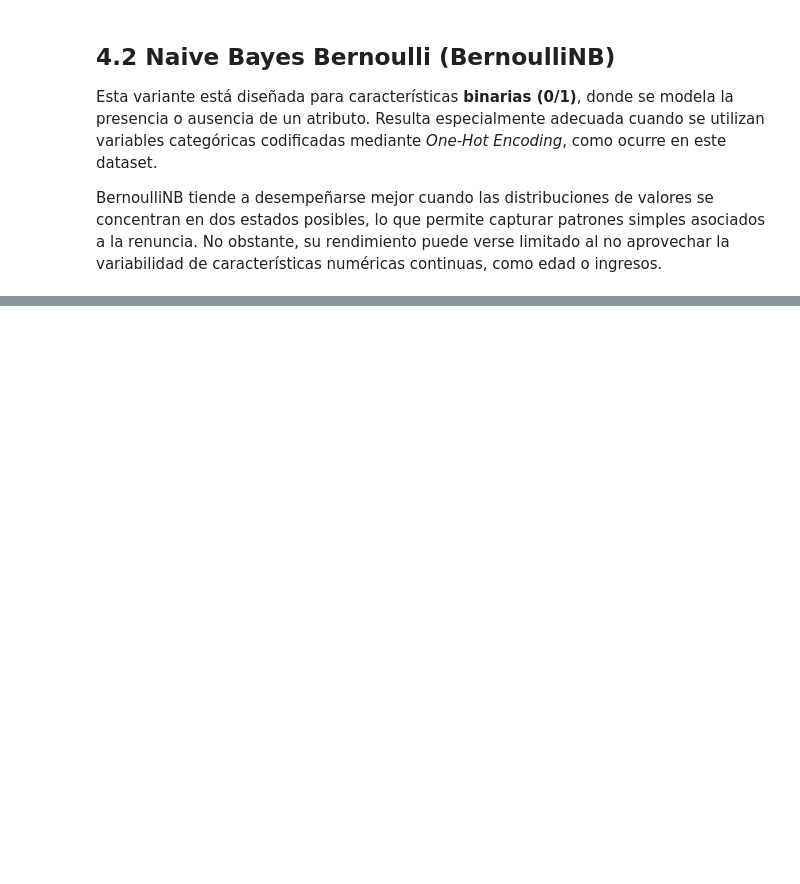
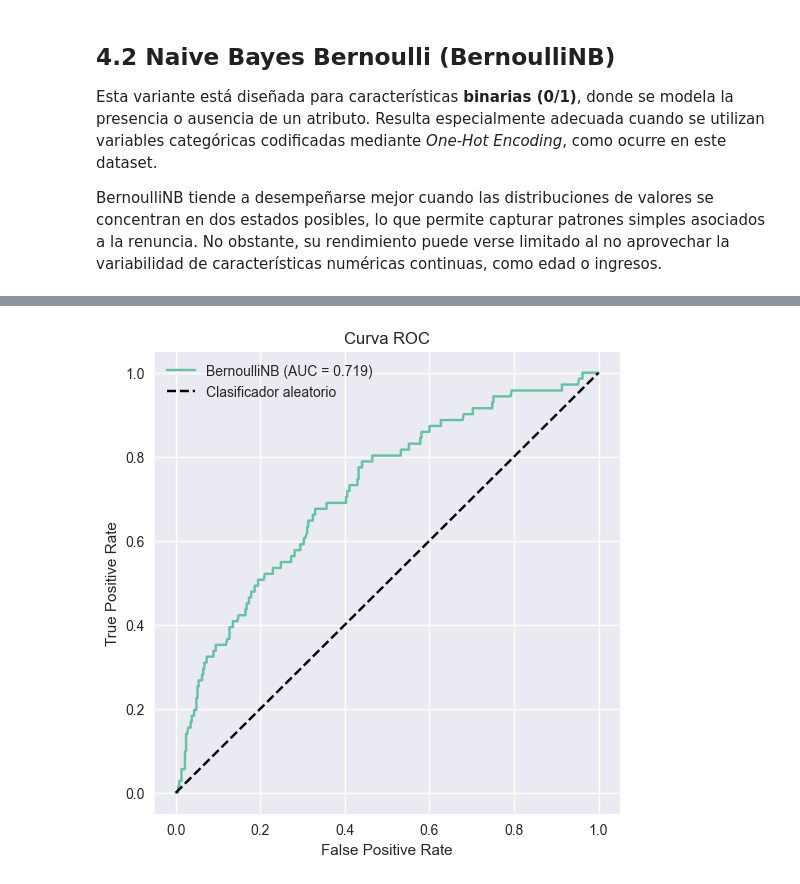
Before and after one commit to fernandezelias/HR_Attrition_NaiveBayes, a Jupyter notebook: HR_Attrition_NaiveBayes.ipynb, the cells around one changed output, grey strips where cells are left out. Saved outputs shown, nothing was run; the diff lists cells and outputs as text; code cells hidden in the pictures; blank space fills up the shorter version.

```diff
--- a/HR_Attrition_NaiveBayes.ipynb
+++ b/HR_Attrition_NaiveBayes.ipynb
@@ -683,0 +711,3 @@ verse limitado al no aprovechar la variabilidad de características numéricas c
+# %%
+# --- Probabilidades de predicción ---
+y_proba_nb_bernoulli = model_nb_bernoulli.predict_proba(X_test)[:, 1]
@@ -683,0 +720,14 @@ verse limitado al no aprovechar la variabilidad de características numéricas c
+# %%
+# --- Curva ROC ---
+fpr_b, tpr_b, thresholds_b = roc_curve(y_test, y_proba_nb_bernoulli)
+
+plt.figure(figsize=(6, 6))
+plt.plot(fpr_b, tpr_b, label=f"BernoulliNB (AUC = {auc_nb_bernoulli:.3f})")
+plt.plot([0, 1], [0, 1], 'k--', label='Clasificador aleatorio')
+plt.xlabel('False Positive Rate')
+plt.ylabel('True Positive Rate')
+plt.title('Curva ROC')
+plt.legend()
+plt.show()
+# %% [output]
+[figure, added]
```
Also changed, not shown: parts of 25 cells of this notebook.
